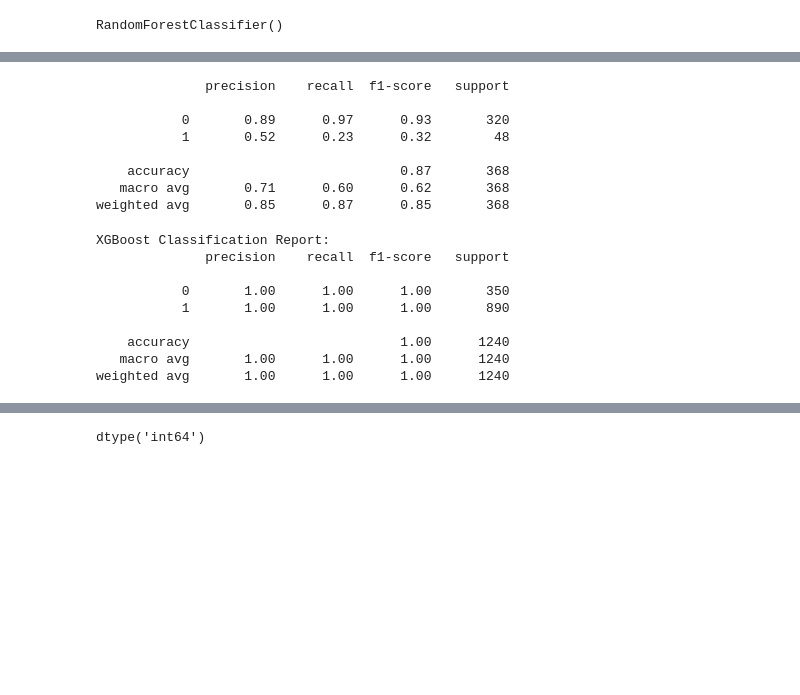
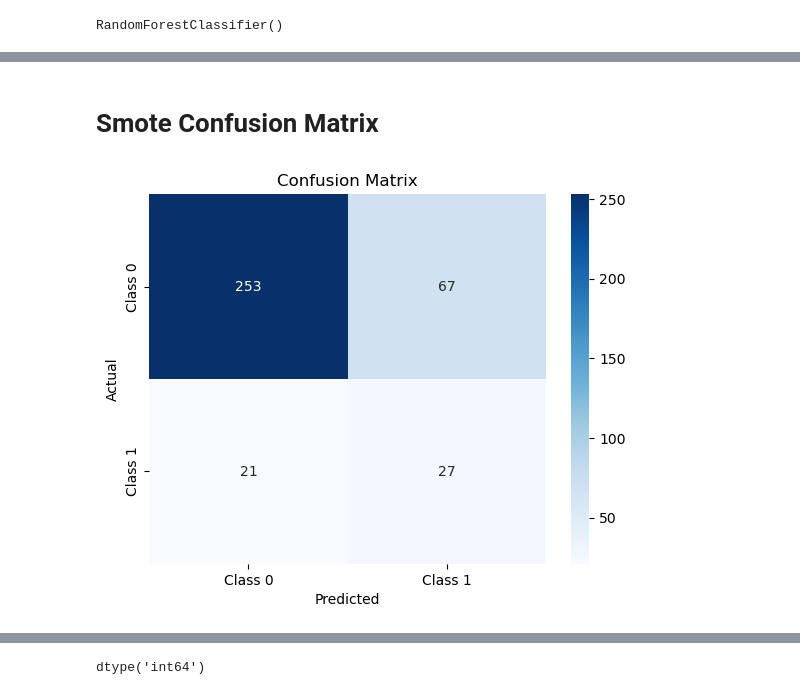
Before and after one commit to Armand57araujo/attrition-guard, a Jupyter notebook: Attrition_Guard.ipynb, the cells around one changed output, grey strips where cells are left out. Drawn from its saved outputs; the diff is of its cells as text; code cells hidden in the pictures; blank space fills up the shorter version.

```diff
--- a/Attrition_Guard.ipynb
+++ b/Attrition_Guard.ipynb
@@ -790,44 +752,44 @@ weighted avg       0.84      0.73      0.77       368
+# %% [markdown]
+# Smote Confusion Matrix
+# %%
+# Assuming you already have your trained model (e.g., clf) and data (X_test, y_test)
+
+# 1. Make predictions on the test set
+y_pred = rs_model.predict(X_test_combined)
+
+# 2. Generate the confusion matrix
+cm = confusion_matrix(y_test, y_pred_resampled)
+
+# 3. Plot the confusion matrix using a heatmap
+sns.heatmap(cm, annot=True, fmt='d', cmap='Blues', xticklabels=['Class 0', 'Class 1'], yticklabels=['Class 0', 'Class 1'])
+plt.xlabel('Predicted')
+plt.ylabel('Actual')
+plt.title('Confusion Matrix')
+plt.show()
+# %% [output]
+[figure, added]
 # %%
-from sklearn.utils.class_weight import compute_class_weight
-import numpy as np
+# from sklearn.utils.class_weight import compute_class_weight
+# import numpy as np
 
-# Calculate class weights
-class_weights = compute_class_weight(
-    class_weight="balanced",
-    classes=np.unique(y_train),
-    y=y_train
-)
-class_weights_dict = dict(enumerate(class_weights))
+# # Calculate class weights
+# class_weights = compute_class_weight(
+#     class_weight="balanced",
+#     classes=np.unique(y_train),
+#     y=y_train
+# )
+# class_weights_dict = dict(enumerate(class_weights))
 
-# Train model with manual class weights
-clf = RandomForestClassifier(class_weight=class_weights_dict, random_state=42)
-clf.fit(X_resampled, y_resampled)
+# # Train model with manual class weights
+# clf = RandomForestClassifier(class_weight=class_weights_dict, random_state=42)
+# clf.fit(X_resampled, y_resampled)
 
-y_pred = clf.predict(X_resampled)
-print(classification_report(y_test, smote_y_pred))
+# y_pred = clf.predict(X_resampled)
+# print(classification_report(y_test, y_pred_resampled))
-# %% [output]
-              precision    recall  f1-score   support
-
-           0       0.89      0.97      0.93       320
-           1       0.52      0.23      0.32        48
-
-    accuracy                           0.87       368
-   macro avg       0.71      0.60      0.62       368
-weighted avg       0.85      0.87      0.85       368
 # %%
-xgb_model = XGBClassifier(scale_pos_weight=10, random_state=42)  # scale_pos_weight adjusts for imbalance
-xgb_model.fit(X_resampled, y_resampled)
-y_pred_xgb = xgb_model.predict(X_resampled)
-print("\nXGBoost Classification Report:")
-print(classification_report(y_resampled, y_pred_xgb))
+# xgb_model = XGBClassifier(scale_pos_weight=10, random_state=42)  # scale_pos_weight adjusts for imbalance
+# xgb_model.fit(X_resampled, y_resampled)
+# y_pred_xgb = xgb_model.predict(X_resampled)
+# print("\nXGBoost Classification Report:")
+# print(classification_report(y_resampled, y_pred_xgb))
-# %% [output]
-XGBoost Classification Report:
-              precision    recall  f1-score   support
-
-           0       1.00      1.00      1.00       350
-           1       1.00      1.00      1.00       890
-
-    accuracy                           1.00      1240
-   macro avg       1.00      1.00      1.00      1240
-weighted avg       1.00      1.00      1.00      1240
 # %%
```
Also changed, not shown: parts of 36 cells of this notebook.
